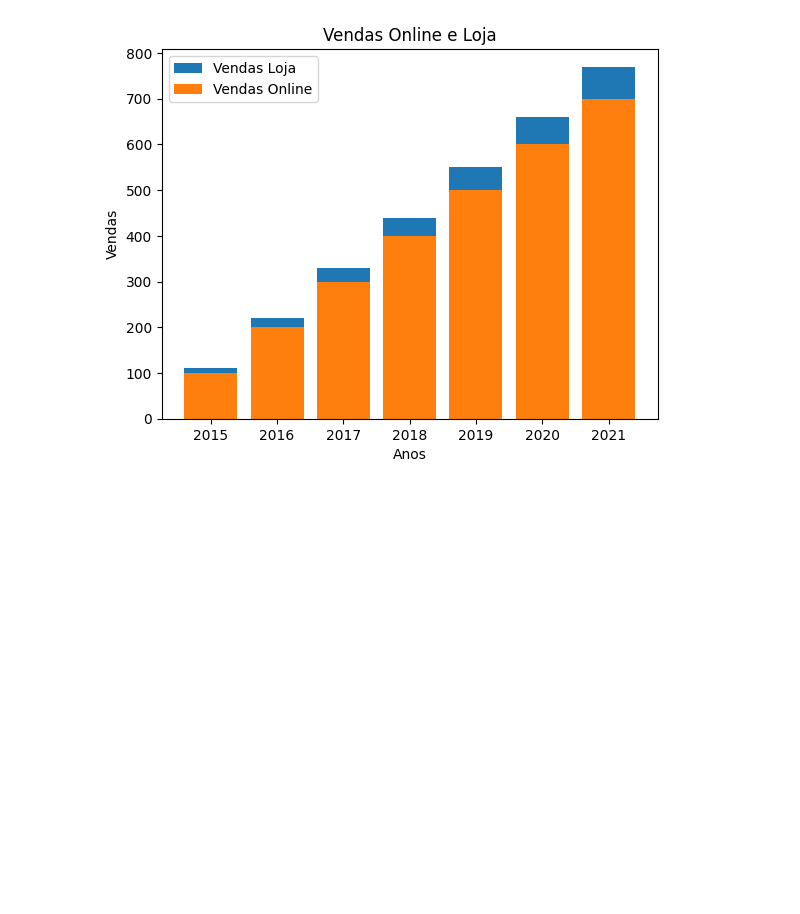
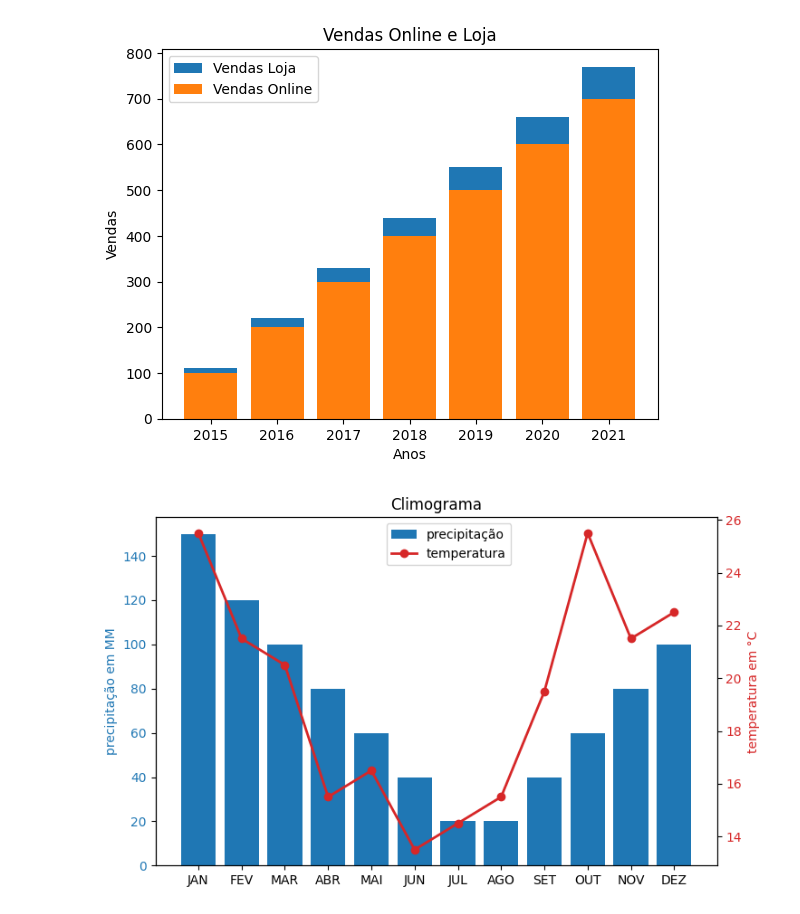
Before and after one commit to Afonso-eng/estudo_python, a Jupyter notebook: grafico_PO.ipynb, the cells around one changed output. Cells and saved outputs as stored; diff of their text form; code cells hidden in the pictures; blank space fills up the shorter version.

```diff
--- a/grafico_PO.ipynb
+++ b/grafico_PO.ipynb
@@ -56,3 +56,39 @@ plt.legend()
 plt.show()
 # %% [output]
 [figure]
+# %%
+# criar um grafico de climograma
+import matplotlib.pyplot as plt
+meses=['JAN','FEV','MAR','ABR','MAI','JUN','JUL','AGO','SET','OUT','NOV','DEZ']
+temp_media=[25.5,21.5,20.5,15.5,16.5,13.5,14.5,15.5,19.5,25.5,21.5,22.5]
+precipitacao=[150,120,100,80,60,40,20,20,40,60,80,100]
+
+fig, ax1 = plt.subplots(figsize=(8,5))
+
+
+cor_temperatura='tab:red'
+cor_precipitacao='tab:blue'
+
+ax1.bar(meses,precipitacao,color=cor_precipitacao,label='precipitação')
+ax1.set_ylabel('precipitação em MM',color=cor_precipitacao)
+ax1.tick_params(axis='y',labelcolor=cor_precipitacao)
+
+
+
+
+
+ax2 = ax1.twinx()
+ax2.plot(meses,temp_media,color=cor_temperatura,linewidth=2,marker='o',label='temperatura')
+ax2.set_ylabel('temperatura em °C',color=cor_temperatura)
+ax2.tick_params(axis='y',labelcolor=cor_temperatura)
+
+
+
+ax1.set_title('Climograma')
+#adicionando legenda
+
+fig.legend(loc="upper left", bbox_to_anchor=(0.4,1), bbox_transform=ax1.transAxes)
+
+plt.show()
+# %% [output]
+[figure, added]
```
